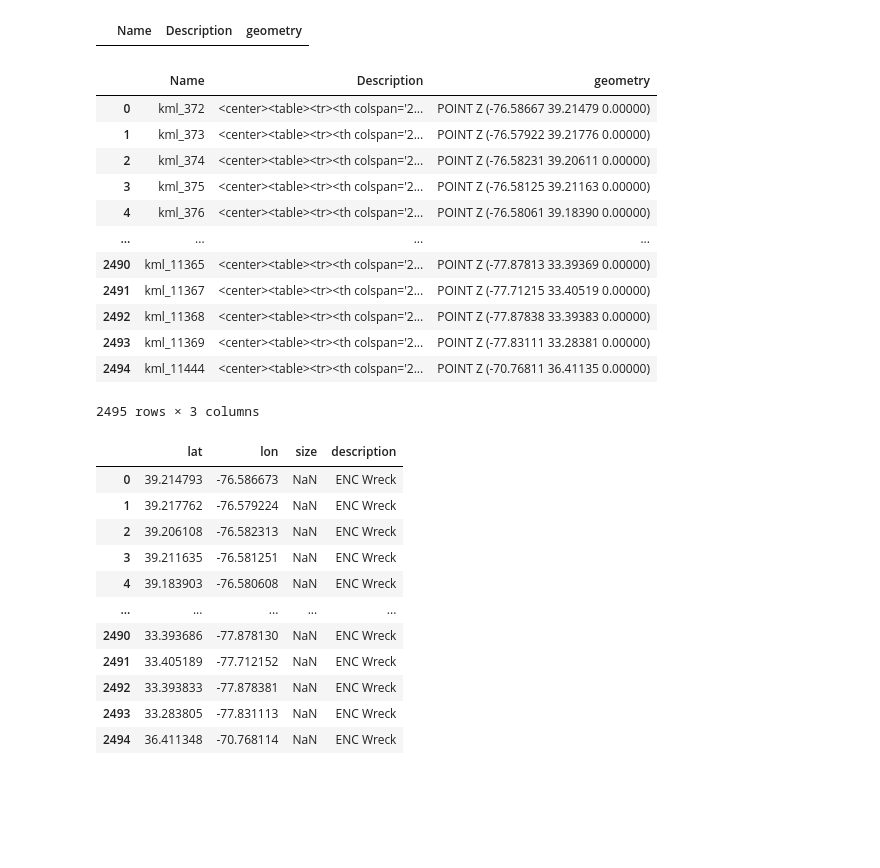
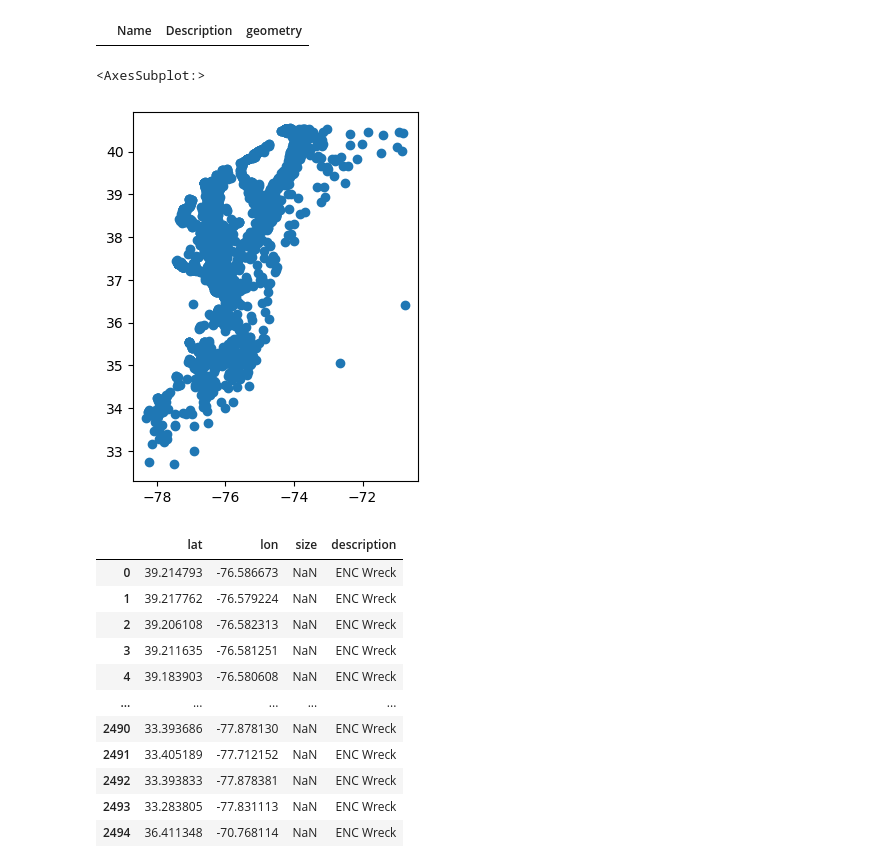
Before and after one commit to allisonw5/seafloor-objects, a Jupyter notebook: ea-capstone-2023.ipynb, the cells around one changed output. Cells and saved outputs as stored; diff of their text form; code cells hidden in the pictures; blank space fills up the shorter version.

```diff
--- a/ea-capstone-2023.ipynb
+++ b/ea-capstone-2023.ipynb
@@ -111,21 +111,10 @@ dbS_gdf
 # %%
 # ENC Wrecks gdf
 ENC_gdf = read_kml(ENC_wrecks_kml_pth)
-ENC_gdf
+ENC_gdf.plot()
 # %% [output]
-|  | Name | Description | geometry |
-| 0 | kml_372 | <center><table><tr><th colspan='2... | POINT Z (-76.58667 39.21479 0.00000) |
-| 1 | kml_373 | <center><table><tr><th colspan='2... | POINT Z (-76.57922 39.21776 0.00000) |
-| 2 | kml_374 | <center><table><tr><th colspan='2... | POINT Z (-76.58231 39.20611 0.00000) |
-| 3 | kml_375 | <center><table><tr><th colspan='2... | POINT Z (-76.58125 39.21163 0.00000) |
-| 4 | kml_376 | <center><table><tr><th colspan='2... | POINT Z (-76.58061 39.18390 0.00000) |
-| ... | ... | ... | ... |
-| 2490 | kml_11365 | <center><table><tr><th colspan='2... | POINT Z (-77.87813 33.39369 0.00000) |
-| 2491 | kml_11367 | <center><table><tr><th colspan='2... | POINT Z (-77.71215 33.40519 0.00000) |
-| 2492 | kml_11368 | <center><table><tr><th colspan='2... | POINT Z (-77.87838 33.39383 0.00000) |
-| 2493 | kml_11369 | <center><table><tr><th colspan='2... | POINT Z (-77.83111 33.28381 0.00000) |
-| 2494 | kml_11444 | <center><table><tr><th colspan='2... | POINT Z (-70.76811 36.41135 0.00000) |
-2495 rows × 3 columns
+<AxesSubplot:>
+[figure, added]
 # %%
 # Convert ENC gdf to refined df
 ENC_df = create_refined_df(ENC_gdf)
```
Also changed, not shown: parts of 5 cells of this notebook.
